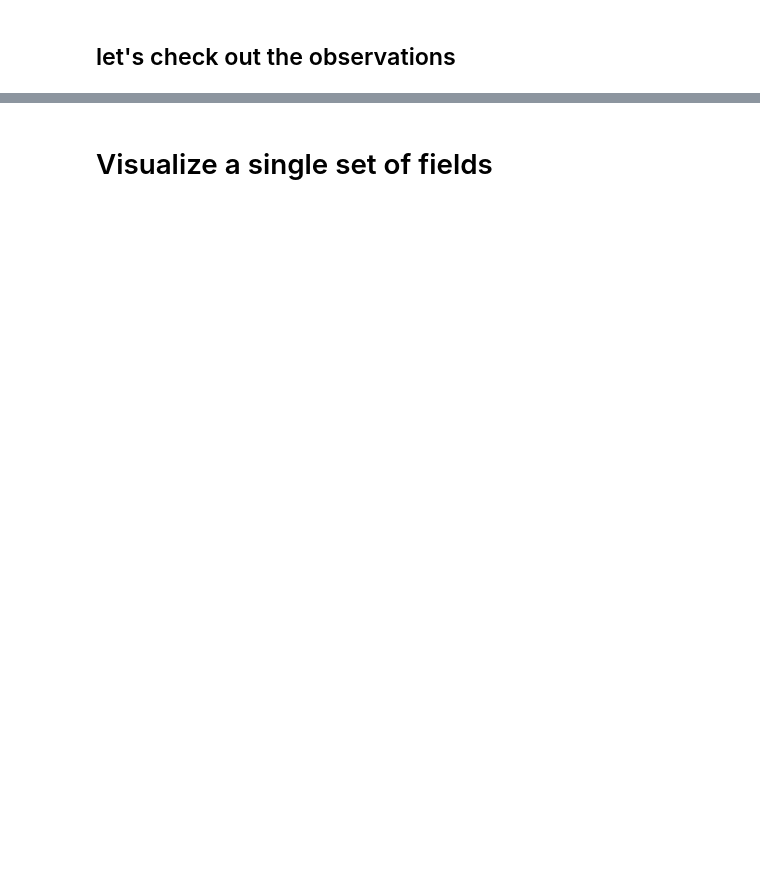
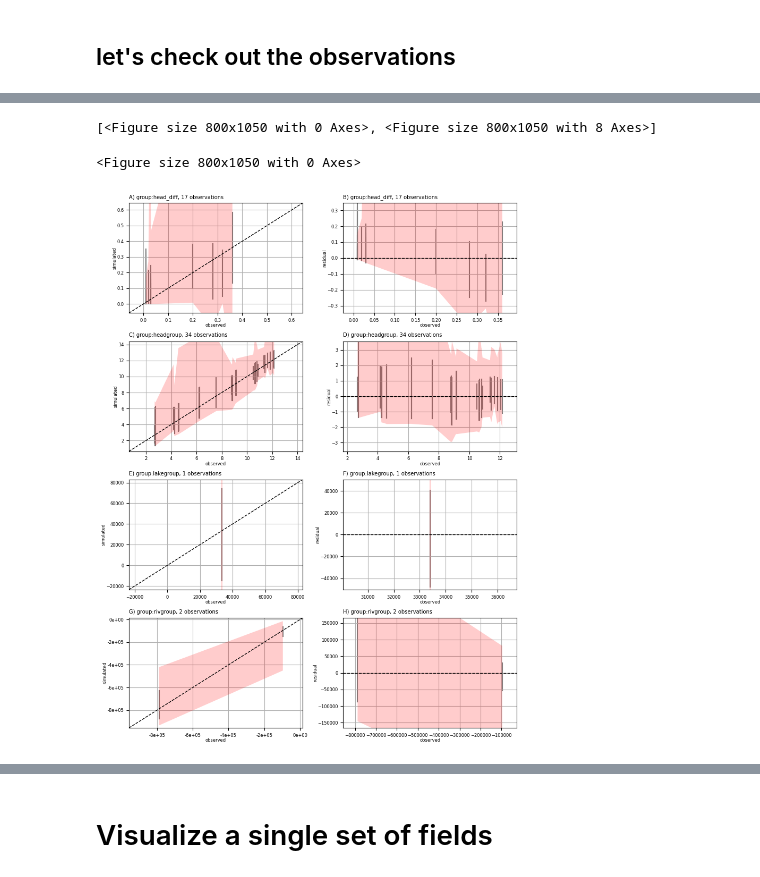
Before and after one commit to jdhughes-usgs/modflow-sandiego-2023, a Jupyter notebook: ProblemSets/PEST/notebooks/ies_postprocess.ipynb, the cells around one changed output, grey strips where cells are left out. Drawn from its saved outputs; the diff is of its cells as text; code cells hidden in the pictures; blank space fills up the shorter version.

```diff
--- a/ProblemSets/PEST/notebooks/ies_postprocess.ipynb
+++ b/ProblemSets/PEST/notebooks/ies_postprocess.ipynb
@@ -77,3 +132,9 @@ obs_final
+# %%
+pyemu.plot_utils.ensemble_res_1to1(obs_final, pst, base_ensemble=obs)
+# %% [output]
+[<Figure size 800x1050 with 0 Axes>, <Figure size 800x1050 with 8 Axes>]
+<Figure size 800x1050 with 0 Axes>
+[figure, added]
 # %%
 obs_noise_final = obs_noise.loc[keep_reals_final]
 # %%
```
Also changed, not shown: parts of 21 cells of this notebook, 3 other files.
